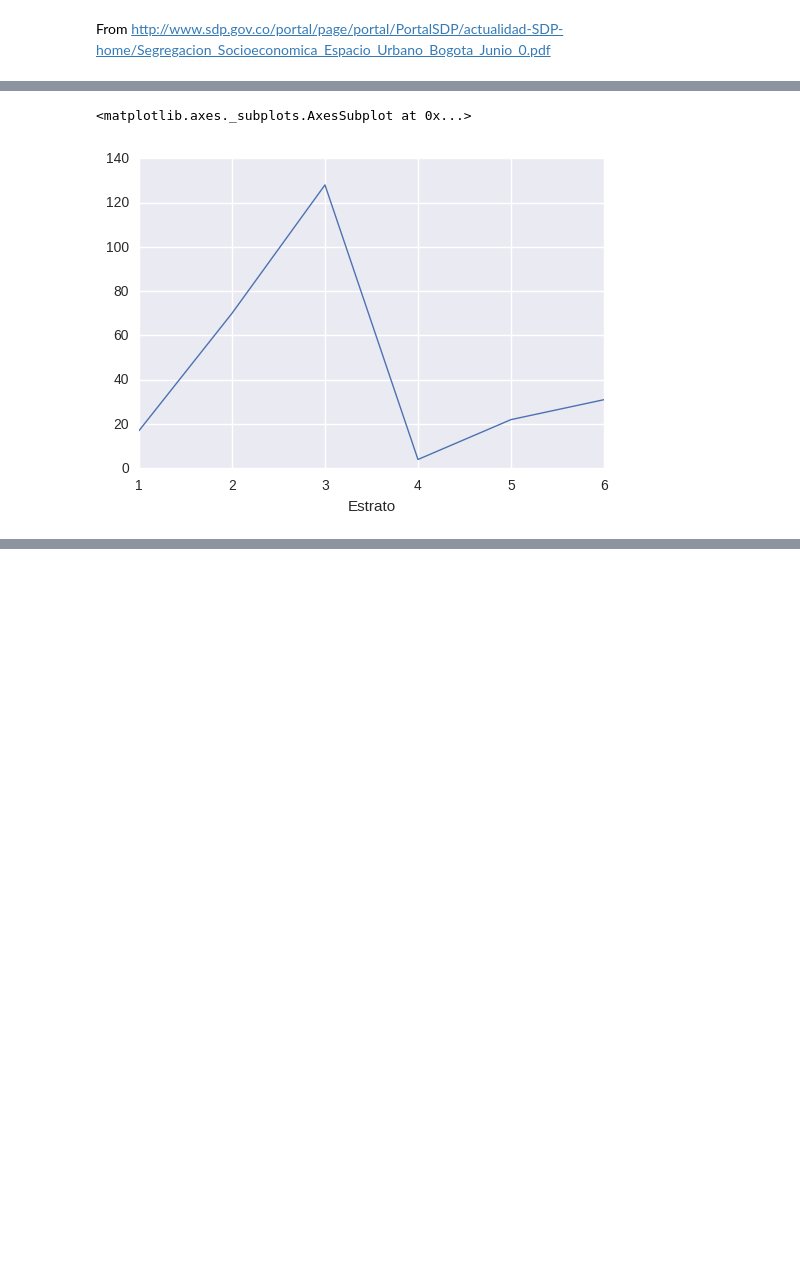
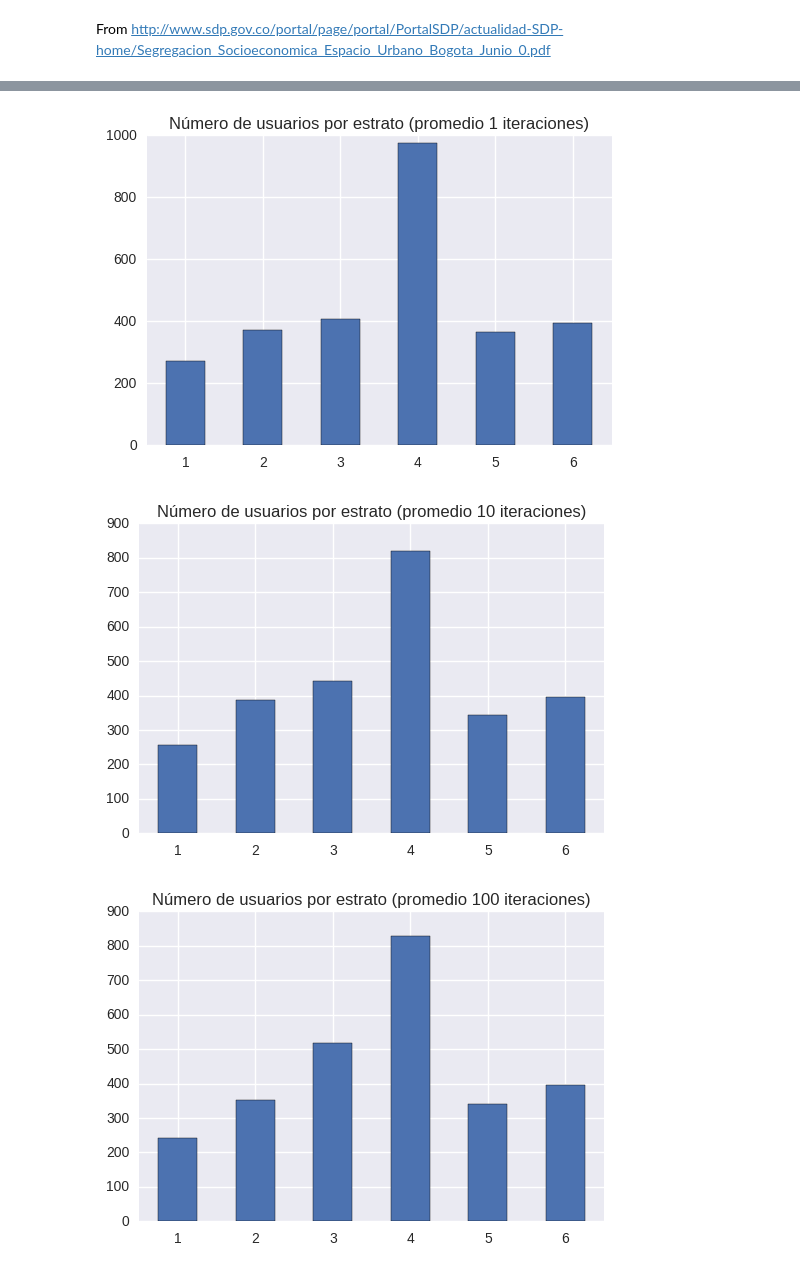
Before and after one commit to mavillard/colombia, a Jupyter notebook: perfiles_2016_11_estratos_bogota.ipynb, the cells around one changed output, grey strips where cells are left out. Saved outputs shown, nothing was run; the diff lists cells and outputs as text; code cells hidden in the pictures; blank space fills up the shorter version.

Commit message:
Estratos con itereaciones

```diff
--- a/perfiles_2016_11_estratos_bogota.ipynb
+++ b/perfiles_2016_11_estratos_bogota.ipynb
@@ -150,0 +172,6 @@ From Ana
+# %%
+formatted_localidades_1 = [format_1(x) for x in localidades]
+# %%
+formatted_localidades_2 = list(set([format_2(x) for x in formatted_localidades_1]).difference(formatted_localidades_1))
+# %%
+barrios_perfiles = list(perfiles_df['Barrio'].unique())
@@ -150,0 +225,6 @@ From Ana
+# %%
+estratos_dict = {}
+
+for i, x in barrios_df.iterrows():
+    if not x.isnull()['ESTRATO']:
+        estratos_dict[x['Barrio']] = int(x['ESTRATO'])
@@ -222,5 +265,54 @@ Name: Barrio, dtype: int64
-# %%
-perfiles_bogota_estratos.groupby('Estrato')['Barrio'].count().plot()
-# %% [output]
-<matplotlib.axes._subplots.AxesSubplot at 0x...>
-[figure, removed]
+# %%
+%%time
+
+N_BARRIOS = 11
+N_ITERS = [1, 10, 100, 1000]
+
+for N_ITER in N_ITERS:
+    plt.figure()
+
+    print(N_ITER, 'ITERATION(S)')
+    print('=================')
+
+    estratos_usuarios_dict = {
+        1: 0,
+        2: 0,
+        3: 0,
+        4: 0,
+        5: 0,
+        6: 0,
+    }
+
+    for i in range(N_ITER):
+    #     print('ITERATION #', i + 1)
+    #     print('==============')
+
+        selected_barrios_dict = {}
+        for k in estratos_dict_inv:
+            ls = my_sample(estratos_dict_inv[k], N_BARRIOS)
+            for b in ls:
+                selected_barrios_dict[b] = k
+
+        perfiles_bogota_estratos = perfiles_df[perfiles_df['Barrio'].isin(selected_barrios_dict)].copy()
+    #     print('Neighborhoods selected from map:', len(selected_barrios_dict))
+    #     print('Neighborhoods found on dataset:', perfiles_bogota_estratos['Barrio'].nunique())
+
+        perfiles_bogota_estratos['Estrato'] = perfiles_bogota_estratos.apply(lambda x: estratos_dict[x['Barrio']], axis=1)
+        perfiles_bogota_estratos_count = perfiles_bogota_estratos.groupby('Estrato')['Barrio'].count()
+
+        for k in range(1, 7):
+            estratos_usuarios_dict[k] += perfiles_bogota_estratos_count[k]
+
+    for k in range(1, 7):
+        estratos_usuarios_dict[k] //= N_ITER
+
+    estratos_sr = pd.Series(estratos_usuarios_dict)
+    print(estratos_sr)
+    print()
+
+    estratos_sr.plot(
+        kind='bar',
+        title='Número de usuarios por estrato (promedio ' + str(N_ITER) + ' iteraciones)',
+        rot=0,
+    )
+# %% [output]
@@ -226,0 +336,3 @@ perfiles_bogota_estratos.groupby('Estrato')['Barrio'].count().plot()
+[figure, added]
+[figure, added]
+[figure, added]
```
Also changed, not shown: parts of 22 cells of this notebook, 1 other file.
